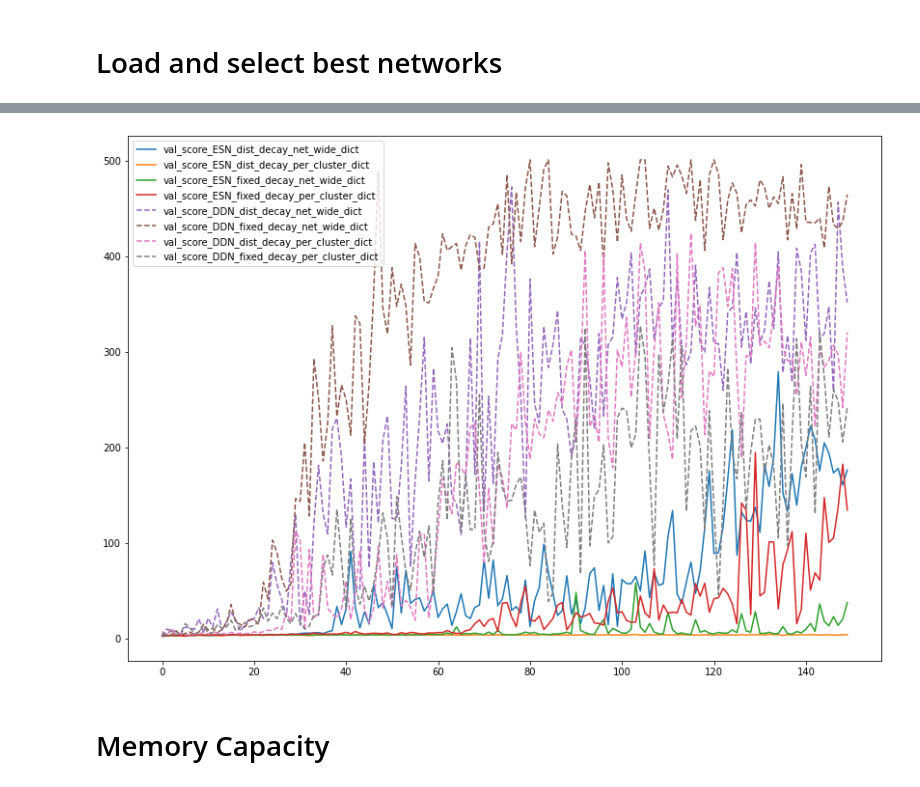
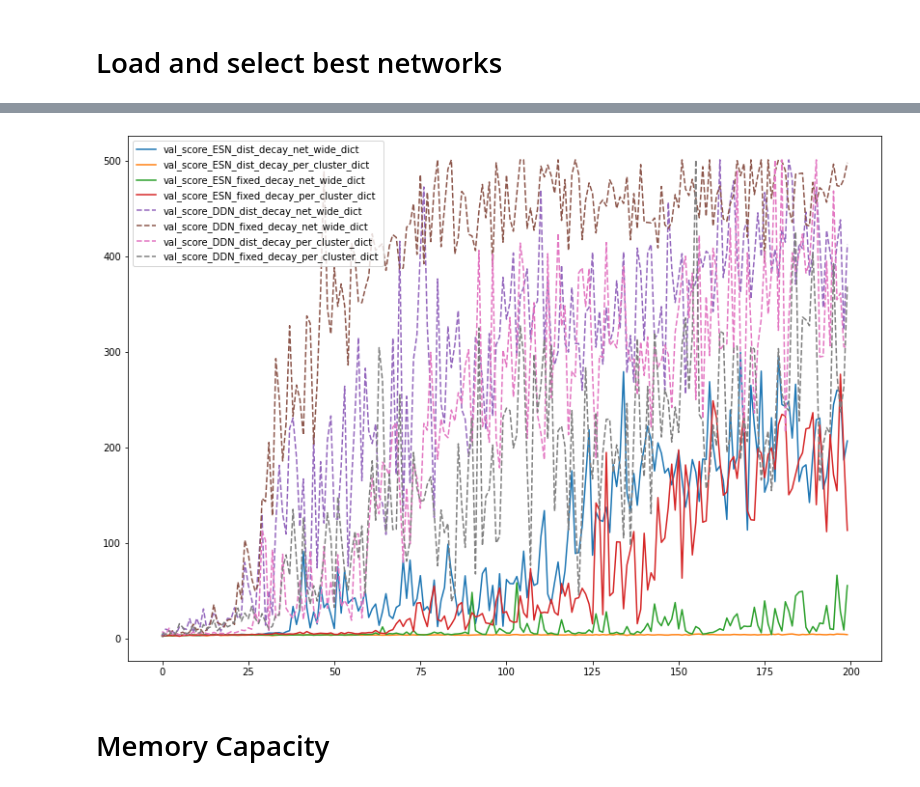
Before and after one commit to Nishant-codex/DDN-public, a Jupyter notebook: DDN_example_mackeyglass.ipynb, the cells around one changed output, grey strips where cells are left out. Drawn from its saved outputs; the diff is of its cells as text; code cells hidden in the pictures.

```diff
--- a/DDN_example_mackeyglass.ipynb
+++ b/DDN_example_mackeyglass.ipynb
@@ -320,7 +315,7 @@ def get_validation_throughout_evolution(dict, gen_max, populations=False):
     best_gen_scores = np.max(best_candidate_scores, axis=-1)
     return best_gen_scores
 
-gen_max = 150
+gen_max = 200
 # val_scores_ddn = get_validation_throughout_evolution(ddn_dict, gen_max, multitask=False)
 # val_scores_esn = get_validation_throughout_evolution(esn_dict, gen_max, multitask=False)
 
@@ -332,35 +327,35 @@ val_score_ESN_fixed_decay_per_cluster_dict             =  get_validation_through
 val_score_DDN_dist_decay_net_wide_dict                 =  get_validation_throughout_evolution(ddn_fixed_net_dict, gen_max=gen_max)
 val_score_DDN_fixed_decay_net_wide_dict                =  get_validation_throughout_evolution(ddn_fixed_clust_dict, gen_max=gen_max)
 val_score_DDN_dist_decay_per_cluster_dict              =  get_validation_throughout_evolution(ddn_dist_net_dict, gen_max=gen_max) #
 val_score_DDN_fixed_decay_per_cluster_dict             =  get_validation_throughout_evolution(ddn_dist_clust_dict, gen_max=gen_max)
 
 # val_score_DDN_dist_decay_net_wide_fixed_delays_dict    =  get_validation_throughout_evolution(DDN_dist_decay_net_wide_fixed_delays_dict, gen_max=gen_max, multitask=False)
 # val_score_DDN_dist_decay_per_cluster_fixed_delays_dict =  get_validation_throughout_evolution(DDN_dist_decay_per_cluster_fixed_delays_dict, gen_max=gen_max, multitask=False)
 # val_score_DDN_fixed_decay_per_cluster_fixed_delays_dict=  get_validation_throughout_evolution(DDN_fixed_decay_per_cluster_fixed_delays_dict, gen_max=gen_max, multitask=False)
 # val_score_DDN_fixed_decay_net_wide_fixed_delays_dict   =  get_validation_throughout_evolution(DDN_fixed_decay_net_wide_fixed_delays_dict, gen_max=gen_max, multitask=False)
 
 fig = plt.figure(figsize= [14,10])
 
 plt.plot(val_score_ESN_dist_decay_net_wide_dict,                   linestyle='-',  label = 'val_score_ESN_dist_decay_net_wide_dict')
 plt.plot(val_score_ESN_dist_decay_per_cluster_dict,                linestyle='-',  label = 'val_score_ESN_dist_decay_per_cluster_dict')
 plt.plot(val_score_ESN_fixed_decay_net_wide_dict,                  linestyle='-',  label = 'val_score_ESN_fixed_decay_net_wide_dict')
 plt.plot(val_score_ESN_fixed_decay_per_cluster_dict,               linestyle='-',  label = 'val_score_ESN_fixed_decay_per_cluster_dict')
 
 plt.plot(val_score_DDN_dist_decay_net_wide_dict,                   linestyle='--', label = 'val_score_DDN_dist_decay_net_wide_dict' )
 plt.plot(val_score_DDN_fixed_decay_net_wide_dict,                  linestyle='--', label = 'val_score_DDN_fixed_decay_net_wide_dict' )
 plt.plot(val_score_DDN_dist_decay_per_cluster_dict,                linestyle='--', label = 'val_score_DDN_dist_decay_per_cluster_dict' )
 plt.plot(val_score_DDN_fixed_decay_per_cluster_dict,               linestyle='--', label = 'val_score_DDN_fixed_decay_per_cluster_dict' )
 
 # plt.plot(val_score_DDN_dist_decay_net_wide_fixed_delays_dict,      linestyle=':',  label ='val_score_DDN_dist_decay_net_wide_fixed_delays_dict' )
 # plt.plot(val_score_DDN_dist_decay_per_cluster_fixed_delays_dict,   linestyle=':',  label ='val_score_DDN_dist_decay_per_cluster_fixed_delays_dict' )
 # plt.plot(val_score_DDN_fixed_decay_per_cluster_fixed_delays_dict,  linestyle=':',  label ='val_score_DDN_fixed_decay_per_cluster_fixed_delays_dict' )
 # plt.plot(val_score_DDN_fixed_decay_net_wide_fixed_delays_dict,     linestyle=':',  label ='val_score_DDN_fixed_decay_net_wide_fixed_delays_dict' )
 
 plt.legend()
-plt.savefig('C:/Users/Nishant Joshi/DDN_dynamics/DDN-public/heterogeneity_results_MG/val_scores_MG.png', dpi=300, bbox_inches='tight')
+plt.savefig('G:/My Drive/Data For Publication/paper3/figs_MG/val_scores_MG.pdf', dpi=300, bbox_inches='tight')
 plt.show()
 # %% [output]
-[figure, old version]
+[figure, new version]
 # %%
 nr_of_nets = 10
 gen_max = 180
```
Also changed, not shown: parts of 7 cells of this notebook, 14 other files.
